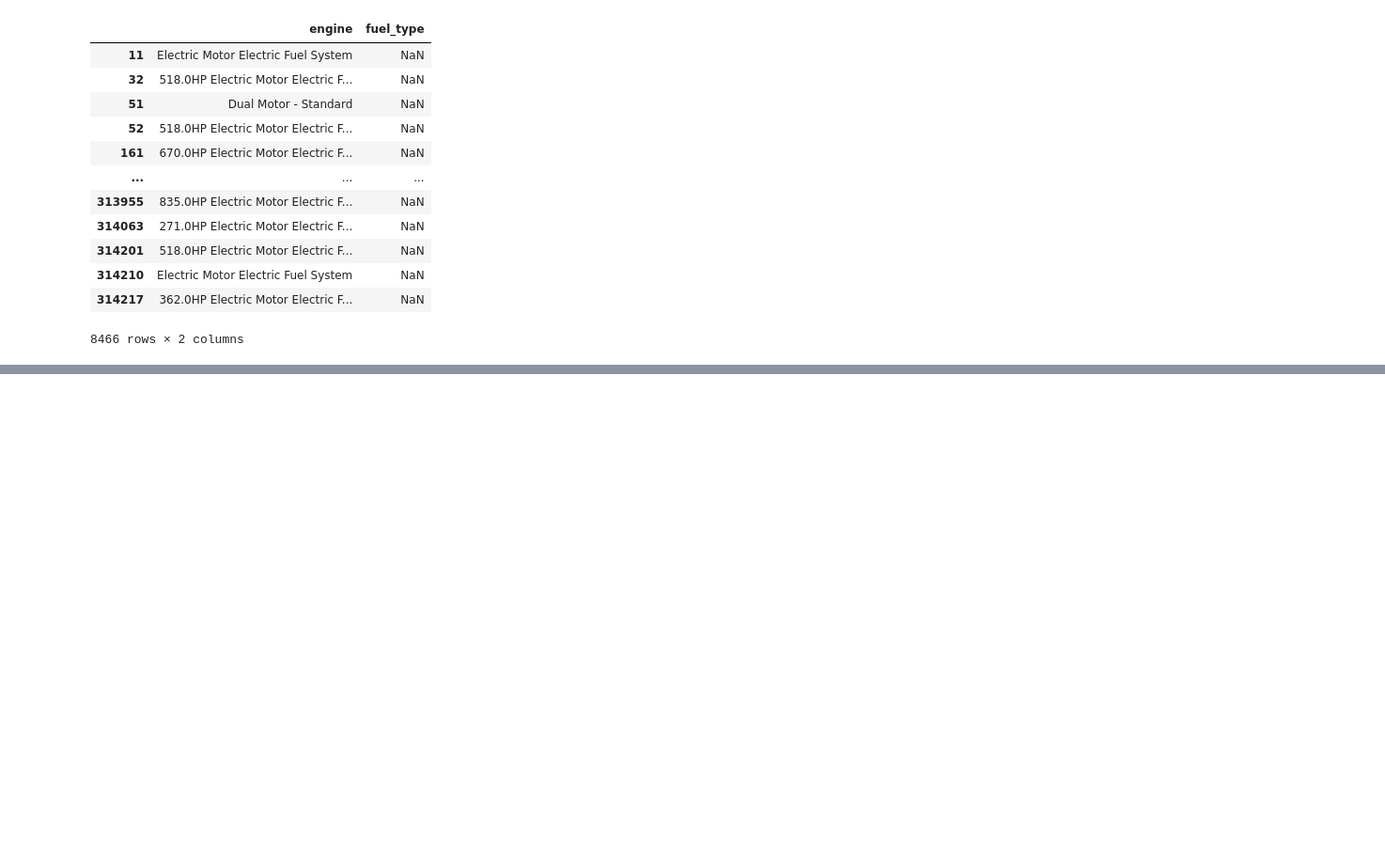
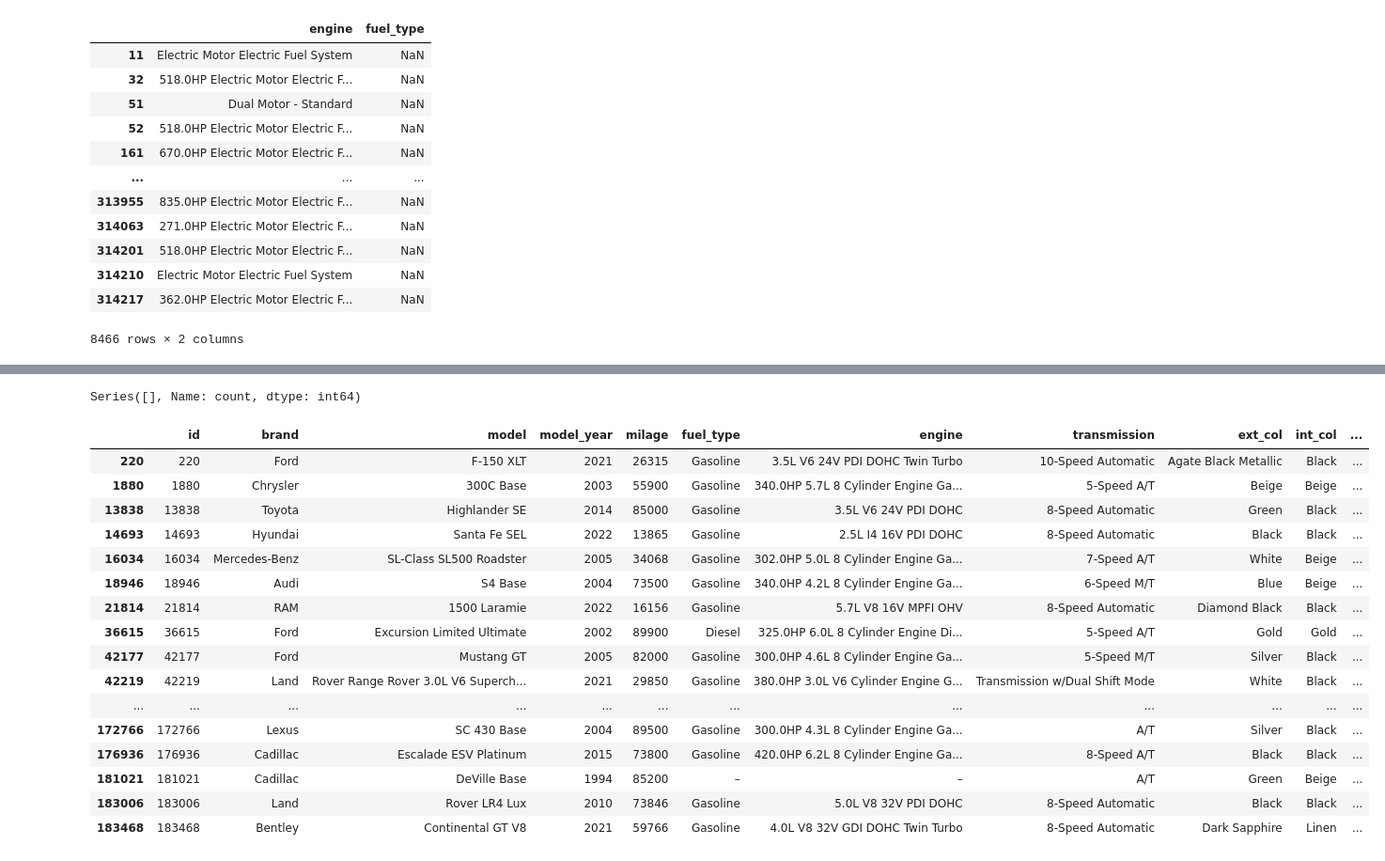
Before and after one commit to mkdsps/vezba_kaggle, a Jupyter notebook: prices.ipynb, the cells around one changed output, grey strips where cells are left out. Shown at 94% size. Cells and saved outputs as stored; diff of their text form; code cells hidden in the pictures; blank space fills up the shorter version.

```diff
--- a/prices.ipynb
+++ b/prices.ipynb
@@ -41,0 +232,24 @@ data_engine_electric
+# %%
+data[data['accident'].isna()][['accident', 'clean_title_filled']]
+# %% [output]
+Series([], Name: count, dtype: int64)
+# %%
+data[data['price']==2954083.0]
+# %% [output]
+|  | id | brand | model | model_year | milage | fuel_type | engine | transmission | ext_col | int_col | ... |
+| 220 | 220 | Ford | F-150 XLT | 2021 | 26315 | Gasoline | 3.5L V6 24V PDI DOHC Twin Turbo | 10-Speed Automatic | Agate Black Metallic | Black | ... |
+| 1880 | 1880 | Chrysler | 300C Base | 2003 | 55900 | Gasoline | 340.0HP 5.7L 8 Cylinder Engine Ga... | 5-Speed A/T | Beige | Beige | ... |
+| 13838 | 13838 | Toyota | Highlander SE | 2014 | 85000 | Gasoline | 3.5L V6 24V PDI DOHC | 8-Speed Automatic | Green | Black | ... |
+| 14693 | 14693 | Hyundai | Santa Fe SEL | 2022 | 13865 | Gasoline | 2.5L I4 16V PDI DOHC | 8-Speed Automatic | Black | Black | ... |
+| 16034 | 16034 | Mercedes-Benz | SL-Class SL500 Roadster | 2005 | 34068 | Gasoline | 302.0HP 5.0L 8 Cylinder Engine Ga... | 7-Speed A/T | White | Beige | ... |
+| 18946 | 18946 | Audi | S4 Base | 2004 | 73500 | Gasoline | 340.0HP 4.2L 8 Cylinder Engine Ga... | 6-Speed M/T | Blue | Beige | ... |
+| 21814 | 21814 | RAM | 1500 Laramie | 2022 | 16156 | Gasoline | 5.7L V8 16V MPFI OHV | 8-Speed Automatic | Diamond Black | Black | ... |
+| 36615 | 36615 | Ford | Excursion Limited Ultimate | 2002 | 89900 | Diesel | 325.0HP 6.0L 8 Cylinder Engine Di... | 5-Speed A/T | Gold | Gold | ... |
+| 42177 | 42177 | Ford | Mustang GT | 2005 | 82000 | Gasoline | 300.0HP 4.6L 8 Cylinder Engine Ga... | 5-Speed M/T | Silver | Black | ... |
+| 42219 | 42219 | Land | Rover Range Rover 3.0L V6 Superch... | 2021 | 29850 | Gasoline | 380.0HP 3.0L V6 Cylinder Engine G... | Transmission w/Dual Shift Mode | White | Black | ... |
+| ... | ... | ... | ... | ... | ... | ... | ... | ... | ... | ... | ... |
+| 172766 | 172766 | Lexus | SC 430 Base | 2004 | 89500 | Gasoline | 300.0HP 4.3L 8 Cylinder Engine Ga... | A/T | Silver | Black | ... |
+| 176936 | 176936 | Cadillac | Escalade ESV Platinum | 2015 | 73800 | Gasoline | 420.0HP 6.2L 8 Cylinder Engine Ga... | 8-Speed A/T | Black | Black | ... |
+| 181021 | 181021 | Cadillac | DeVille Base | 1994 | 85200 | – | – | A/T | Green | Beige | ... |
+| 183006 | 183006 | Land | Rover LR4 Lux | 2010 | 73846 | Gasoline | 5.0L V8 32V PDI DOHC | 8-Speed Automatic | Black | Black | ... |
+| 183468 | 183468 | Bentley | Continental GT V8 | 2021 | 59766 | Gasoline | 4.0L V8 32V GDI DOHC Twin Turbo | 8-Speed Automatic | Dark Sapphire | Linen | ... |
```
Also changed, not shown: parts of 24 cells of this notebook.
